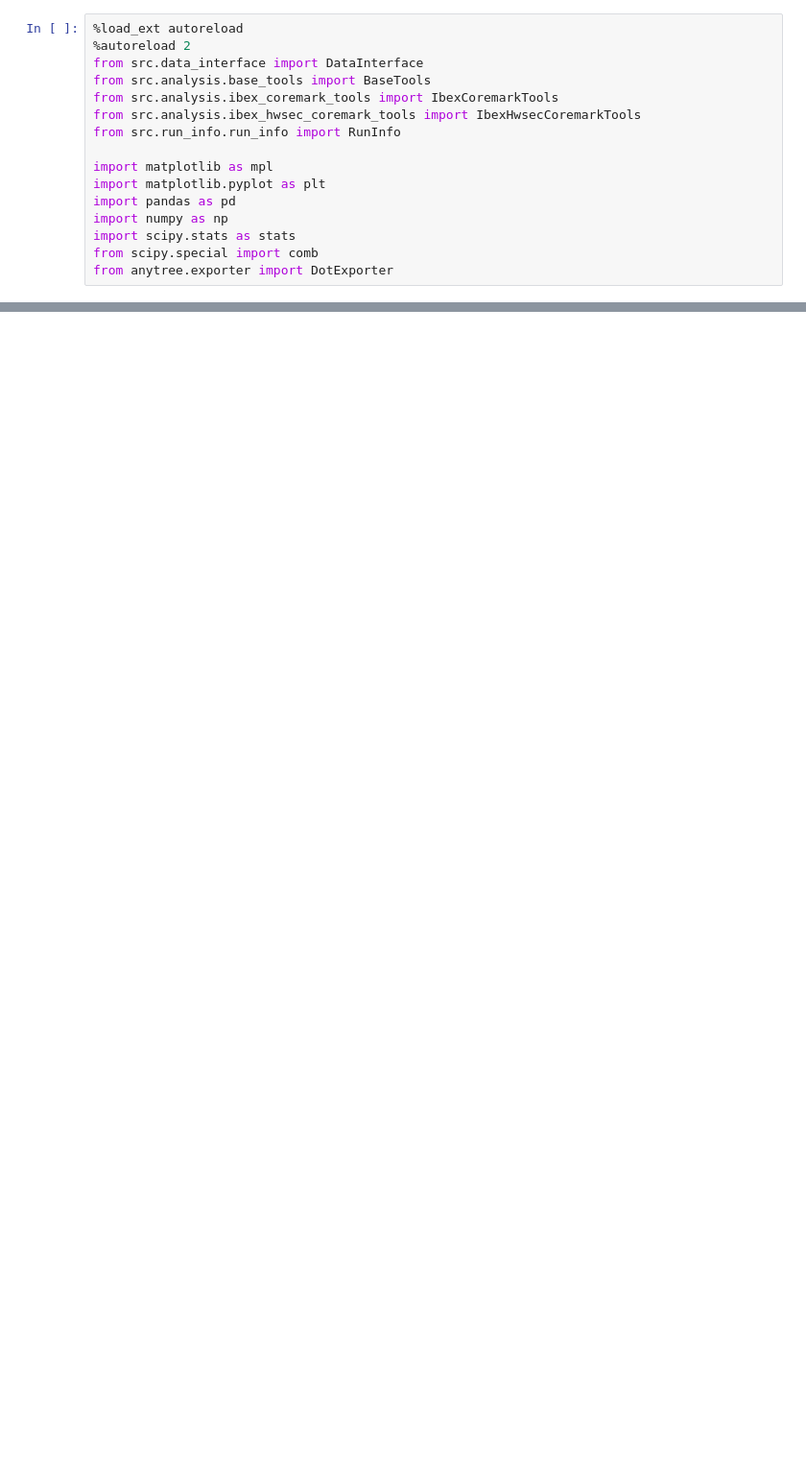
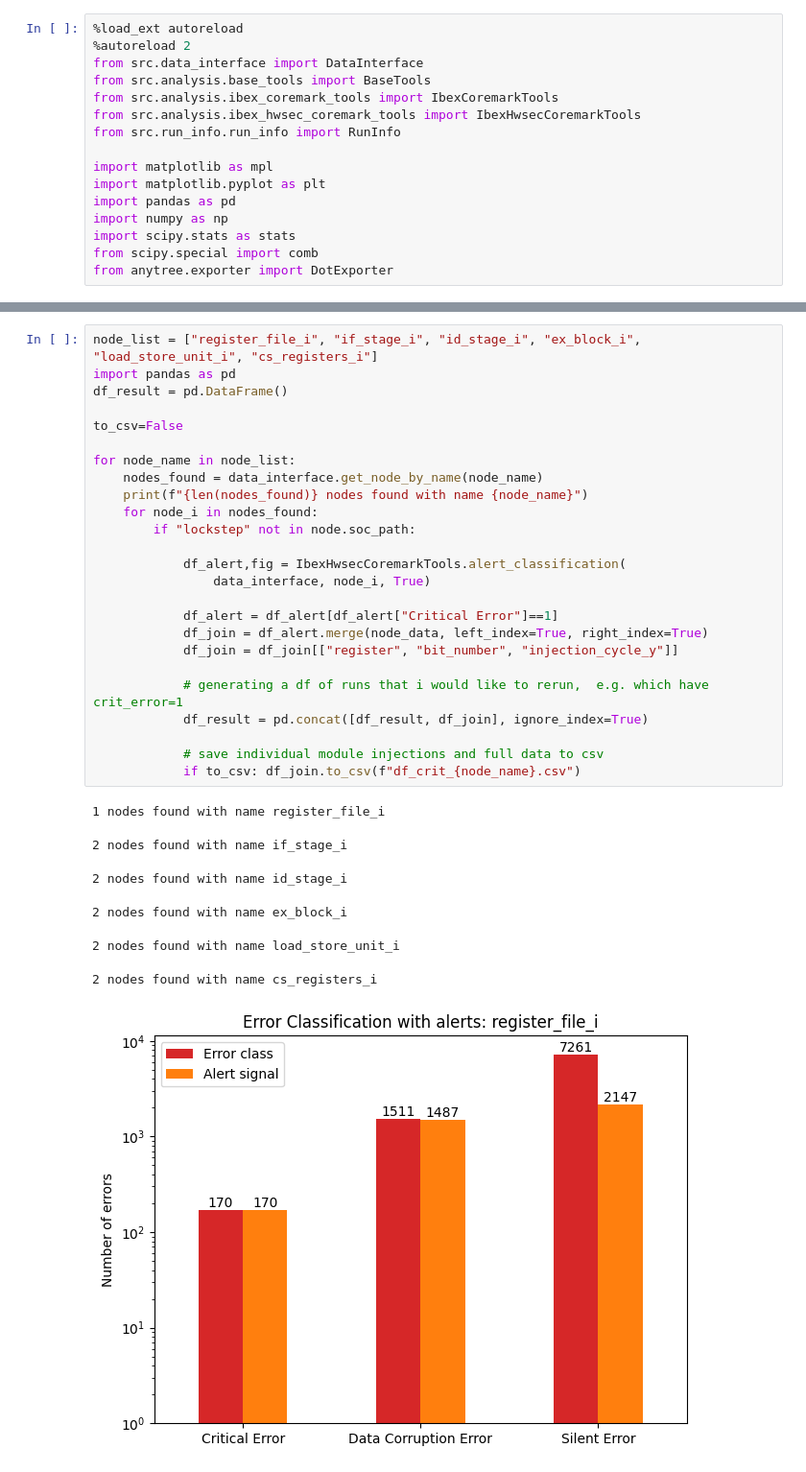
Before and after one commit to ahll19/PULSE, a Jupyter notebook: hwsec.ipynb, the cells around one changed output, grey strips where cells are left out. Shown at 96% size. Drawn from its saved outputs; the diff is of its cells as text; blank space fills up the shorter version.

```diff
--- a/hwsec.ipynb
+++ b/hwsec.ipynb
@@ -106,0 +118,33 @@ _ = IbexHwsecCoremarkTools.alert_classification(
+# %%
+node_list = ["register_file_i", "if_stage_i", "id_stage_i", "ex_block_i", "load_store_unit_i", "cs_registers_i"]
+import pandas as pd
+df_result = pd.DataFrame()
+
+to_csv=False
+
+for node_name in node_list:
+    nodes_found = data_interface.get_node_by_name(node_name)
+    print(f"{len(nodes_found)} nodes found with name {node_name}")
+    for node_i in nodes_found:
+        if "lockstep" not in node.soc_path:
+
+            df_alert,fig = IbexHwsecCoremarkTools.alert_classification(
+                data_interface, node_i, True)
+
+            df_alert = df_alert[df_alert["Critical Error"]==1]
+            df_join = df_alert.merge(node_data, left_index=True, right_index=True)
+            df_join = df_join[["register", "bit_number", "injection_cycle_y"]]
+
+            # generating a df of runs that i would like to rerun,  e.g. which have crit_error=1
+            df_result = pd.concat([df_result, df_join], ignore_index=True)
+
+            # save individual module injections and full data to csv
+            if to_csv: df_join.to_csv(f"df_crit_{node_name}.csv")
+# %% [output]
+1 nodes found with name register_file_i
+2 nodes found with name if_stage_i
+2 nodes found with name id_stage_i
+2 nodes found with name ex_block_i
+2 nodes found with name load_store_unit_i
+2 nodes found with name cs_registers_i
+[figure, added]
```
Also changed, not shown: parts of 7 cells of this notebook, 12 other files.
